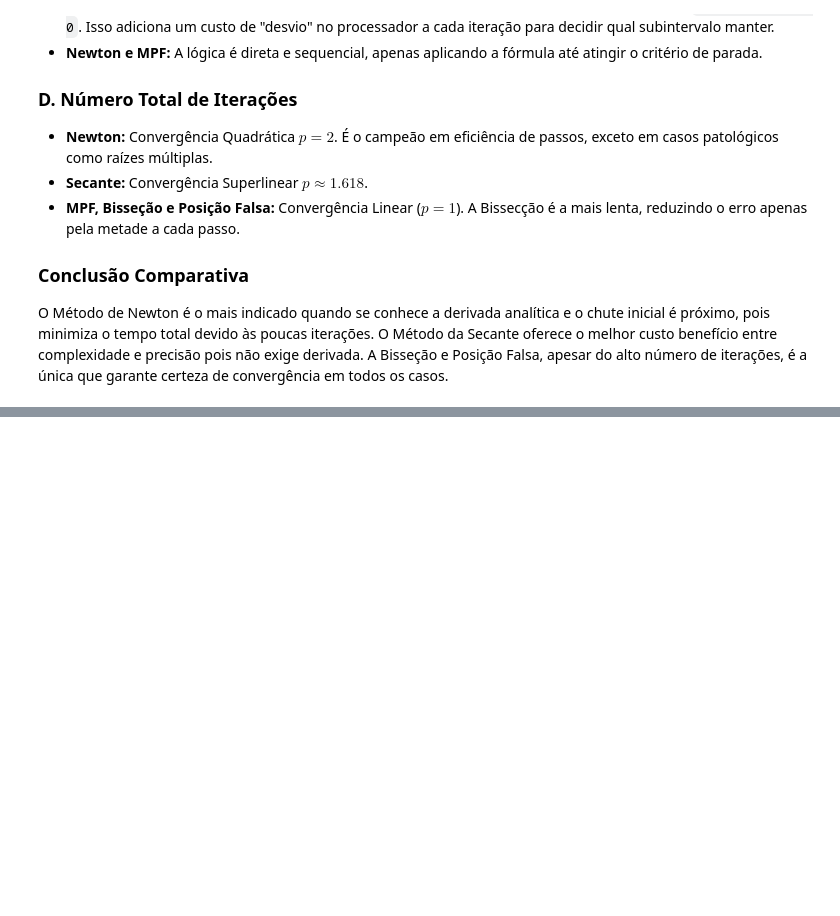
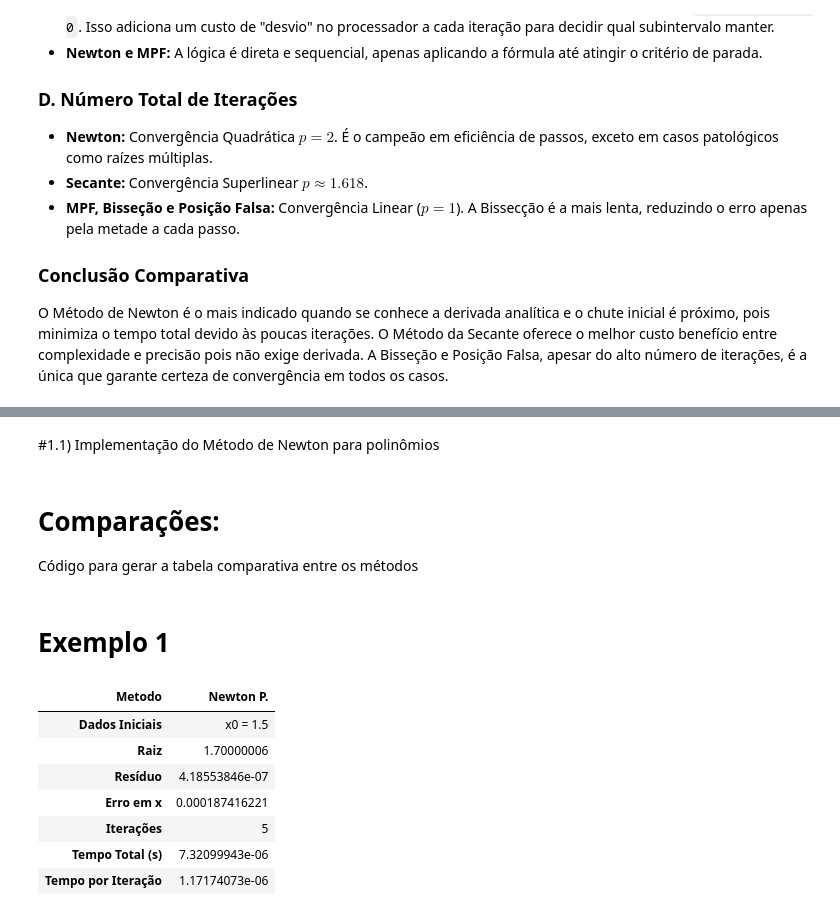
Before and after one commit to Itallo0708/Computational-Mathematics, a Jupyter notebook: notebooks/Atividade_2_1_Zero_reais_de_funções_reais.ipynb, the cells around one changed output, grey strips where cells are left out. Cells and saved outputs as stored; diff of their text form; code cells hidden in the pictures; blank space fills up the shorter version.

Commit message:
Adiciona o método de Newton adaptado para polinômios.

```diff
--- a/notebooks/Atividade_2_1_Zero_reais_de_funções_reais.ipynb
+++ b/notebooks/Atividade_2_1_Zero_reais_de_funções_reais.ipynb
@@ -652,0 +683,2 @@ O Método de Newton é o mais indicado quando se conhece a derivada analítica e
+# %% [markdown]
+#1.1) Implementação do Método de Newton para polinômios
@@ -652,0 +731,43 @@ O Método de Newton é o mais indicado quando se conhece a derivada analítica e
+# %% [markdown]
+# Comparações:
+Código para gerar a tabela comparativa entre os métodos
+# %%
+def comparar_metodos_polinomios(coeficientes, x0_newton, epsilon, itmax):
+  lista_resultados = []
+
+# MPF
+  ''' resultados_MPF = metodo_MPF(f, funcao_phi, x0_mpf, epsilon)
+  dict_MPF = criar_dicionario("MPF", f"x0 = {x0_mpf}", resultados_MPF)
+  lista_resultados.append(dict_MPF)'''
+
+# Newton
+  resultados_newton = newton_polinomios(coeficientes, x0_newton, epsilon, itmax)
+  dict_newton = criar_dicionario("Newton P.", f" x0 = {x0_newton}", resultados_newton)
+  lista_resultados.append(dict_newton)
+
+# Secante
+  ''' resultados_secante = metodo_secante(f, x0_secante, x1_secante, epsilon)
+  dict_secante = criar_dicionario("Secante", f"x0 = {x0_secante}; x1 = {x1_secante}", resultados_secante)
+  lista_resultados.append(dict_secante)'''
+
+  tabela_exemplo = gerar_tabela_comparativa(lista_resultados)
+
+  display(tabela_exemplo)
+# %% [markdown]
+# Exemplo 1
+# %%
+coeficientes = [1, -3.7, 7.4, -10.8, 10.8, -6.8]
+x0_newton = 1.5
+epsilon = 10 ** -6
+itmax = 50
+
+comparar_metodos_polinomios(coeficientes, x0_newton, epsilon, itmax)
+# %% [output]
+| Metodo | Newton P. |
+| Dados Iniciais | x0 = 1.5 |
+| Raiz | 1.70000006 |
+| Resíduo | 4.18553846e-07 |
+| Erro em x | 0.000187416221 |
+| Iterações | 5 |
+| Tempo Total (s) | 7.32099943e-06 |
+| Tempo por Iteração | 1.17174073e-06 |
```
Also changed, not shown: parts of 17 cells of this notebook.
